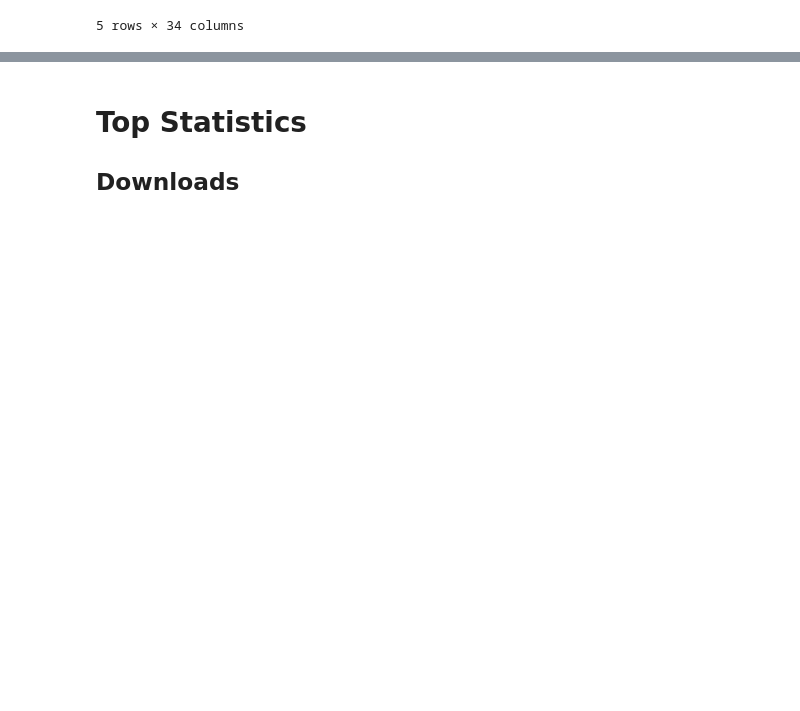
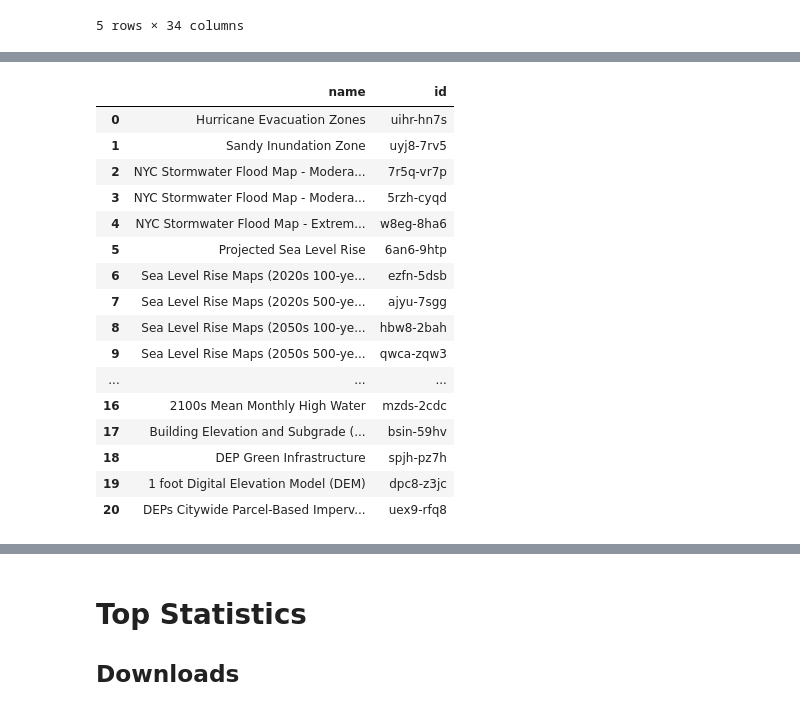
Before and after one commit to mebauer/nyc-flood-data, a Jupyter notebook: analysis.ipynb, the cells around one changed output, grey strips where cells are left out. Saved outputs shown, nothing was run; the diff lists cells and outputs as text; code cells hidden in the pictures; blank space fills up the shorter version.

```diff
--- a/analysis.ipynb
+++ b/analysis.ipynb
@@ -180 +207,24 @@ df.head()
+# %%
+# read in name, ids of flood datasets
+datasets_df = pd.read_csv('datasets.csv')
+
+datasets_df
+# %% [output]
+|  | name | id |
+| 0 | Hurricane Evacuation Zones | uihr-hn7s |
+| 1 | Sandy Inundation Zone | uyj8-7rv5 |
+| 2 | NYC Stormwater Flood Map - Modera... | 7r5q-vr7p |
+| 3 | NYC Stormwater Flood Map - Modera... | 5rzh-cyqd |
+| 4 | NYC Stormwater Flood Map - Extrem... | w8eg-8ha6 |
+| 5 | Projected Sea Level Rise | 6an6-9htp |
+| 6 | Sea Level Rise Maps (2020s 100-ye... | ezfn-5dsb |
+| 7 | Sea Level Rise Maps (2020s 500-ye... | ajyu-7sgg |
+| 8 | Sea Level Rise Maps (2050s 100-ye... | hbw8-2bah |
+| 9 | Sea Level Rise Maps (2050s 500-ye... | qwca-zqw3 |
+| ... | ... | ... |
+| 16 | 2100s Mean Monthly High Water | mzds-2cdc |
+| 17 | Building Elevation and Subgrade (... | bsin-59hv |
+| 18 | DEP Green Infrastructure | spjh-pz7h |
+| 19 | 1 foot Digital Elevation Model (DEM) | dpc8-z3jc |
+| 20 | DEPs Citywide Parcel-Based Imperv... | uex9-rfq8 |
 # %%
```
Also changed, not shown: parts of 15 cells of this notebook, 1 other file.
